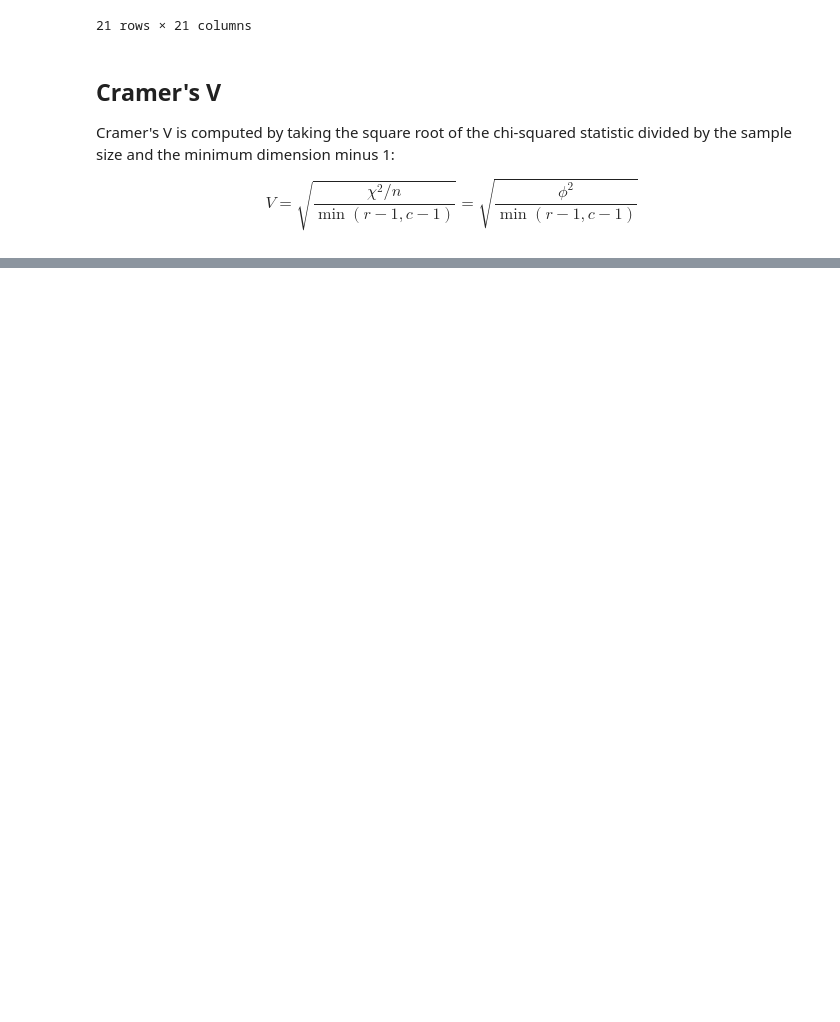
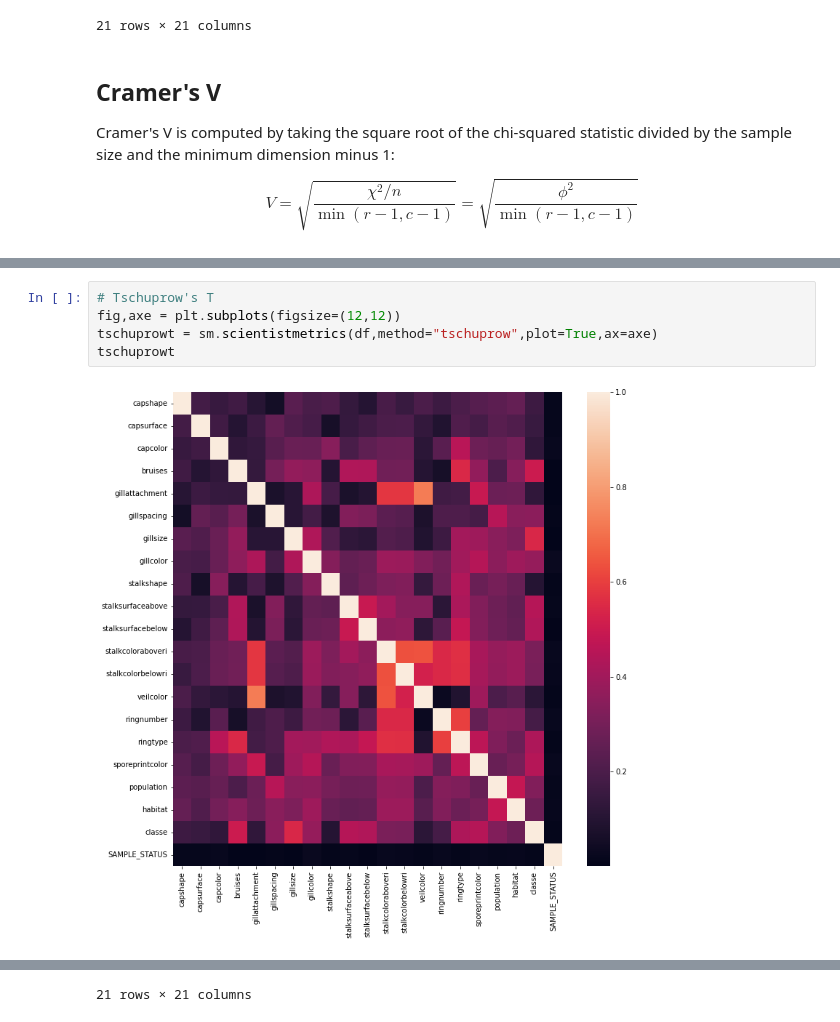
Before and after one commit to enfantbenidedieu/scientistmetrics, a Jupyter notebook: scientistmetrics.ipynb, the cells around one changed output, grey strips where cells are left out. Saved outputs shown, nothing was run; the diff lists cells and outputs as text; blank space fills up the shorter version.

```diff
--- a/scientistmetrics.ipynb
+++ b/scientistmetrics.ipynb
@@ -127,0 +143,7 @@ cramersv
+# %%
+# Tschuprow's T
+fig,axe = plt.subplots(figsize=(12,12))
+tschuprowt = sm.scientistmetrics(df,method="tschuprow",plot=True,ax=axe)
+tschuprowt
+# %% [output]
+[figure, added]
@@ -127,0 +167 @@ cramersv
+21 rows × 21 columns
```
Also changed, not shown: parts of 13 cells of this notebook, 3 other files.
